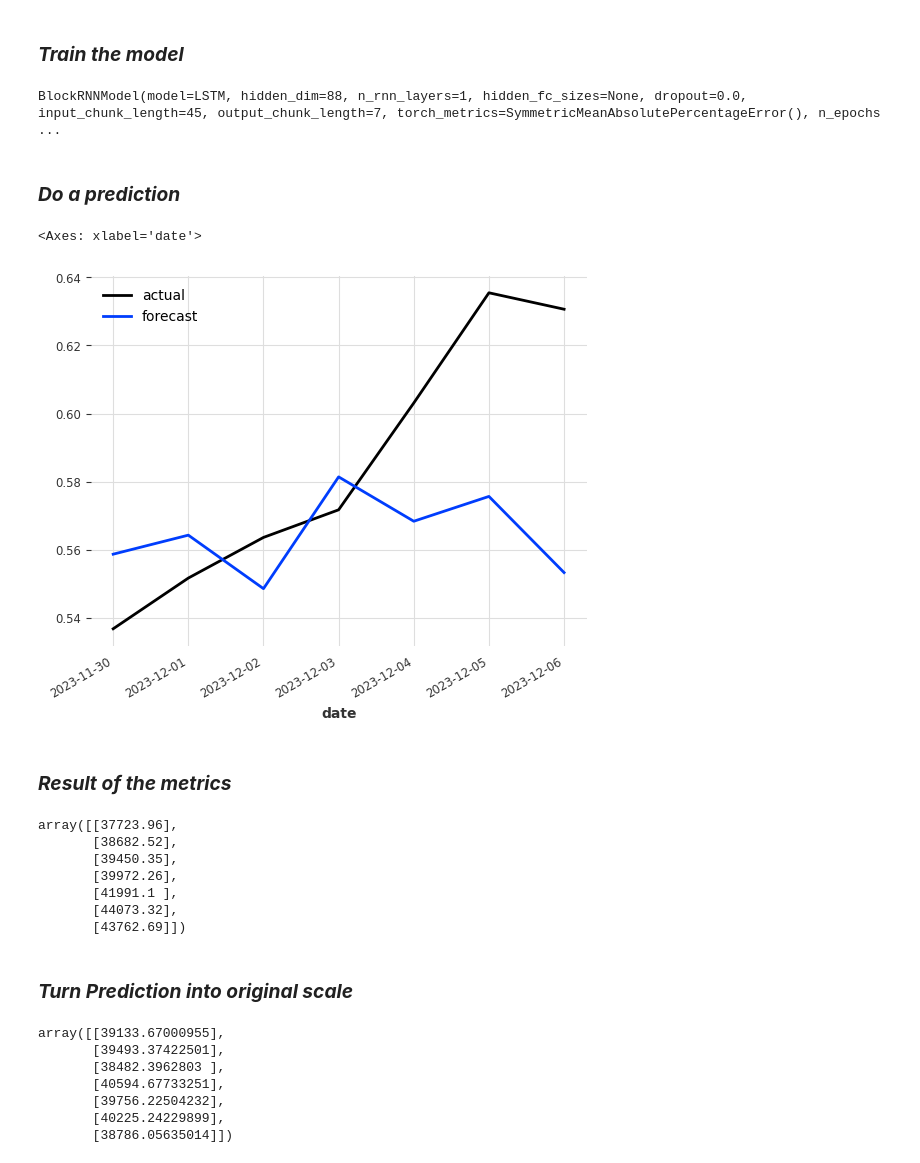
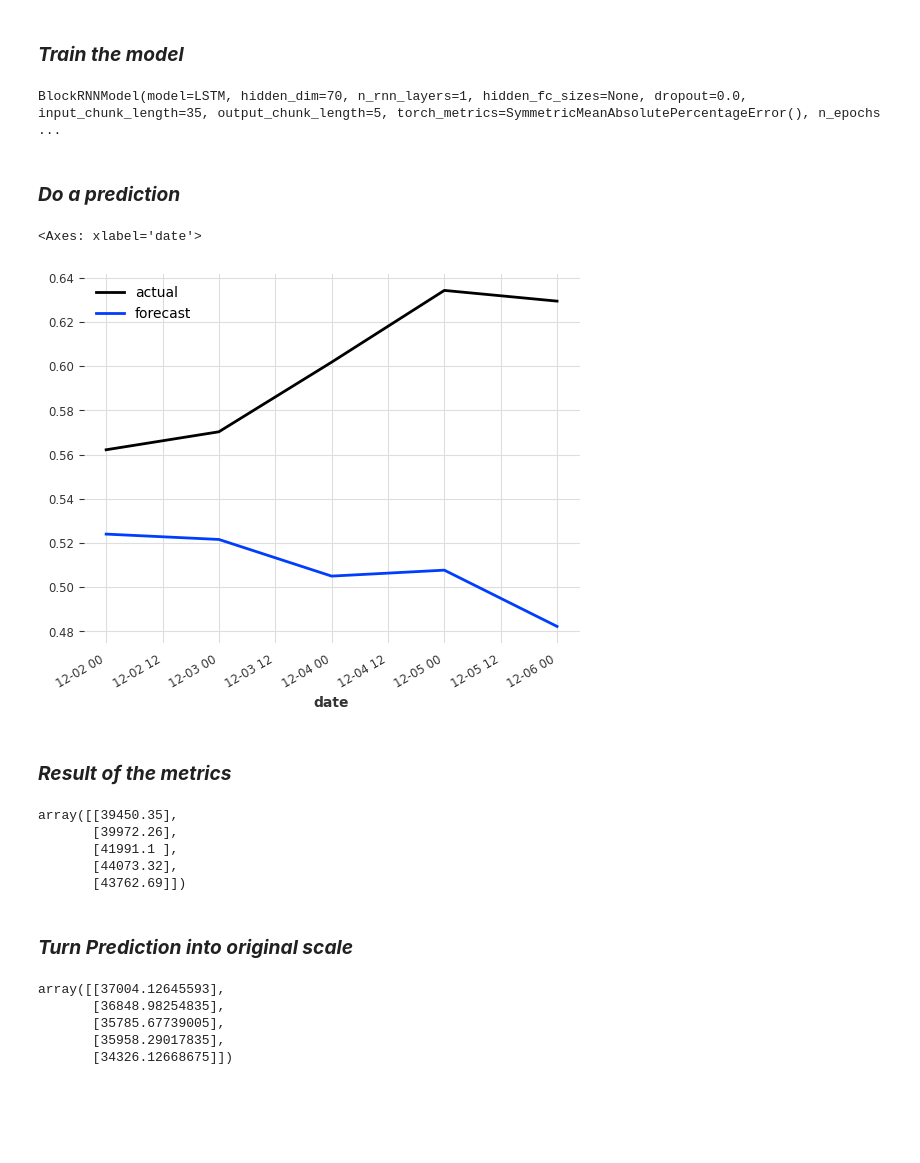
Before and after one commit to E-Brown96/crypto_market_assistant, a Jupyter notebook: notebooks/notebook_edwin.ipynb, the cells around one changed output. Cells and saved outputs as stored; diff of their text form; code cells hidden in the pictures; blank space fills up the shorter version.

Commit message:
Darts Model completed

```diff
--- a/notebooks/notebook_edwin.ipynb
+++ b/notebooks/notebook_edwin.ipynb
@@ -114,5 +114,7 @@ df.tail()
 # %%
 df.drop(columns=["RSI"], inplace=True)
+# %%
+df = df.loc['2019-1-01':]
 # %% [markdown]
 ### __*Scaling and Converting the data*__
 # %%
@@ -168,2 +170,2 @@ train.plot(label="training")
 # %%
-val,test = (val).split_before(0.5)
+val,test = (val).split_before(0.85)
@@ -192,11 +200,11 @@ pl_trainer_kwargs={"callbacks": [stopper],
 
 model_covariates = BlockRNNModel(
     model="LSTM",
-    input_chunk_length= 45,
-    output_chunk_length=7,
+    input_chunk_length= 35,
+    output_chunk_length=5,
     torch_metrics= SymmetricMeanAbsolutePercentageError(),
     n_epochs=500,
-    hidden_dim = 88,
+    hidden_dim = 70,
     n_rnn_layers = 1,
     pl_trainer_kwargs = pl_trainer_kwargs,
     random_state=0,
@@ -258,29 +266,27 @@ model_covariates.fit(
     verbose=True
 )
 # %% [output]
-BlockRNNModel(model=LSTM, hidden_dim=88, n_rnn_layers=1, hidden_fc_sizes=None, dropout=0.0, input_chunk_length=45, output_chunk_length=7, torch_metrics=SymmetricMeanAbsolutePercentageError(), n_epochs ...
+BlockRNNModel(model=LSTM, hidden_dim=70, n_rnn_layers=1, hidden_fc_sizes=None, dropout=0.0, input_chunk_length=35, output_chunk_length=5, torch_metrics=SymmetricMeanAbsolutePercentageError(), n_epochs ...
 # %% [markdown]
 ### __*Do a prediction*__
 # %%
-pred_cov = model_covariates.predict(n=7,                        # n of days to predict
-                                 series=test["close"][-45-7:-7],       # target input for prediction
-                                 past_covariates=test[-45-7:-7]) # past-covariates input for prediction
+pred_cov = model_covariates.predict(n=5,                        # n of days to predict
+                                 series=test["close"][-35-5:-5],       # target input for prediction
+                                 past_covariates=test[-35-5:-5]) # past-covariates input for prediction
 
-test[-7:]["close"].plot(label="actual")
+test[-5:]["close"].plot(label="actual")
 pred_cov.plot(label="forecast")
 # %% [output]
 <Axes: xlabel='date'>
-[figure, old version]
+[figure, new version]
 # %% [markdown]
 ### __*Result of the metrics*__
 # %%
 #Real Data
-real_data = ts_scaler_target.inverse_transform(test['close'][-7:]).values()
+real_data = ts_scaler_target.inverse_transform(test['close'][-5:]).values()
 real_data
 # %% [output]
-array([[37723.96],
-       [38682.52],
-       [39450.35],
+array([[39450.35],
        [39972.26],
        [41991.1 ],
        [44073.32],
@@ -292,13 +298,11 @@ array([[37723.96],
 predicted_data = ts_scaler_target.inverse_transform(pred_cov).values()
 predicted_data
 # %% [output]
-array([[39133.67000955],
-       [39493.37422501],
-       [38482.3962803 ],
-       [40594.67733251],
-       [39756.22504232],
-       [40225.24229899],
-       [38786.05635014]])
+array([[37004.12645593],
+       [36848.98254835],
+       [35785.67739005],
+       [35958.29017835],
+       [34326.12668675]])
 # %%
 # check the SMAPE error
 
```
Also changed, not shown: parts of 5 cells of this notebook, 2 other files.
